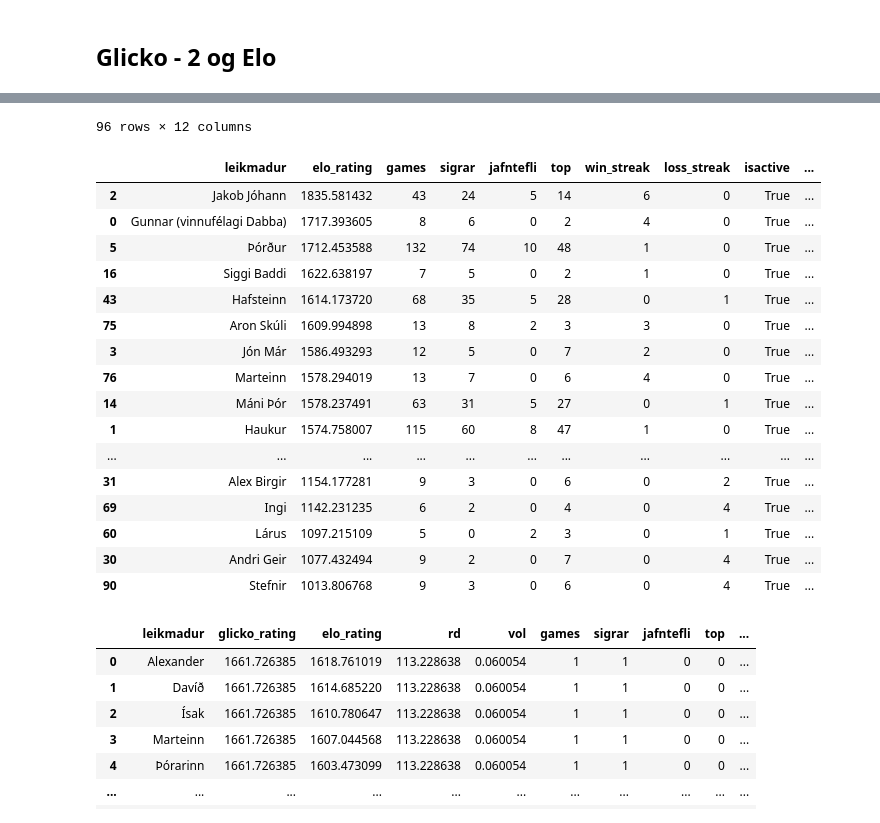
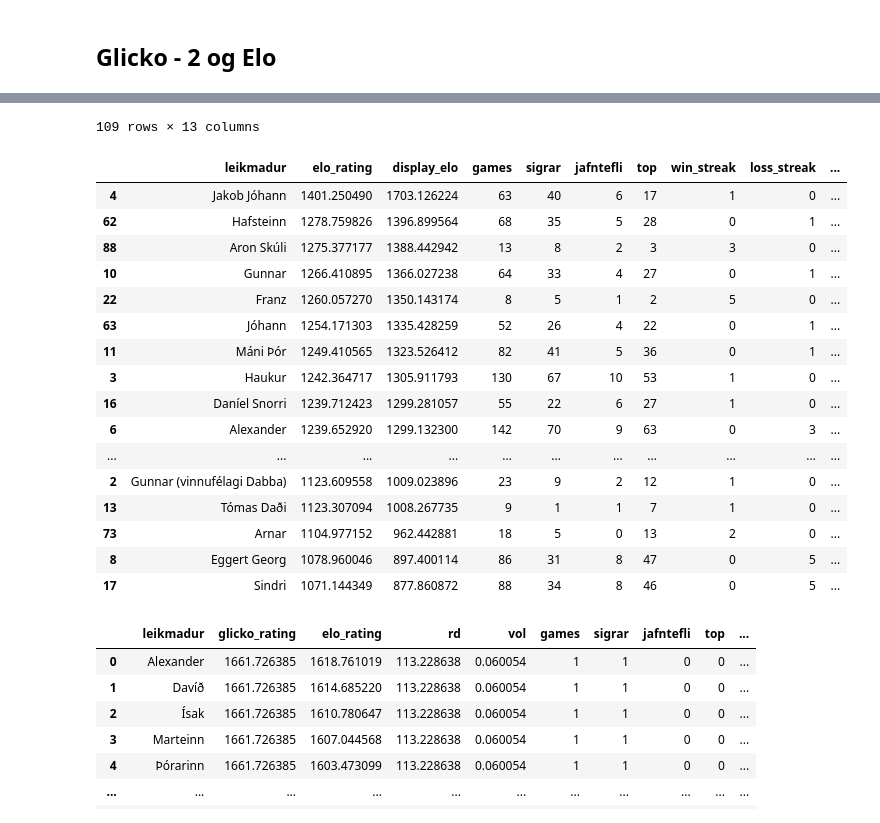
Before and after one commit to Hawkaberi/toggabolti, a Jupyter notebook: Tölfræði fyrir árshátíð.ipynb, the cells around one changed output, grey strips where cells are left out. Saved outputs shown, nothing was run; the diff lists cells and outputs as text; code cells hidden in the pictures.

```diff
--- a/Tölfræði fyrir árshátíð.ipynb
+++ b/Tölfræði fyrir árshátíð.ipynb
@@ -138,6 +138,12 @@ dagadict[dt(2024,12,24)]['lid2'] = ['Birgir Magnús', 'Daði Snær', 'Þórarinn
 
 dagadict[dt(2025,6,12)]['lid1'] = ['Davíð', 'Máni Þór', 'Gunnar', 'Sindri', 'Þórður', 'Símon']
 dagadict[dt(2025,6,12)]['lid2'] = ['Sigurgeir', 'Alexander', 'Birgir Magnús', 'Haukur', 'Jakob Jóhann', 'Daníel Snorri']
+
+dagadict[dt(2025,8,21)]['lid1'] = ['Gunnar', 'Gunnar (vinnufélagi Dabba)', 'Alexander', 'Siggi Baddi', 'Ásgeir', 'Sindri', 'Þórður']
+dagadict[dt(2025,8,21)]['lid2'] = ['Franz', 'Þórarinn', 'Jón Rúnar', 'Haukur', 'Davíð', 'Birgir Magnús', 'Eggert Georg']
+
+dagadict[dt(2025,8,28)]['lid1'] = ['Tómas Daði', 'Birgir Magnús', 'Jakob Jóhann', 'Sindri', 'Þórður', 'Davíð', 'Siggi Baddi']
+dagadict[dt(2025,8,28)]['lid2'] = ['Jón Rúnar', 'Daníel Snorri', 'Gunnar (vinnufélagi Dabba)', 'Alexander', 'Haukur', 'Eggert Georg', 'Gunnar']
 # %% [markdown]
 ## Villutékk
 # %%
@@ -380,28 +386,40 @@ def E_elo(r, ri):
     return 1 / (1 + 10 ** ((ri - r) / 400))
 
 def get_k_factor(player):
-    games = player['games']
+    # games = player['games']
 
-    slope = (10 - 80) / (100 - 0)  # = -70/90 = -7/9 ≈ -0.778
-    return 80 + slope * (games - 0)
+    # base_k_max = 80
+    # base_k_min = 10
+    # volatility_multiplier = 3  # Skalar upp K til að ELO hreyfist meira.
+
+    # slope = (base_k_min - base_k_max) / 50
+    # base_k = base_k_max + slope * games
+
+    # base_k = max(base_k_min, min(base_k_max, base_k))
+
+    # return base_k * volatility_multiplier
+    return 30
 
 def calculate_rating_change(player, results):
     K = get_k_factor(player)
     total_delta = 0
     num_opponents = len(results)
-    multiplier = min(1 + 0.1 * (player['win_streak'] - 1), 2)
 
     for match in results:
         opponent_rating = match['opponent']['elo_rating']
-        score = match['score']  # 1 for win, 0 for loss
+        score = match['score']
         expected_score = E_elo(player['elo_rating'], opponent_rating)
         base_delta = K * (score - expected_score)
 
-        adjusted_delta = base_delta * multiplier
-        total_delta += adjusted_delta
+        if score == 1:
+            streak = player['win_streak']
+        else:
+            streak = player['loss_streak']
 
-    # Normalize so total rating change doesn't inflate with number of opponents
-    normalized_change = (total_delta*3) / num_opponents if num_opponents > 0 else 0
+        streak_multiplier = min(1 + 0.1 * max(streak - 1, 0), 2)
+        total_delta += base_delta * streak_multiplier
+
+    normalized_change = total_delta / num_opponents if num_opponents > 0 else 0
 
     avg_opponent_rating = sum(r['opponent']['elo_rating'] for r in results) / num_opponents if num_opponents > 0 else player['elo_rating']
     avg_score = sum(r['score'] for r in results) / num_opponents if num_opponents > 0 else 0
@@ -430,10 +448,11 @@ def update_all_players(results, inactive_players, date=None):
 
     # Second pass: apply rating changes
     for player, change_data in rating_changes:
-        if player['leikmadur'] == 'Álfgrímur':
+        if player['leikmadur'] == 'Þórður':
             print(f"\n=== Match for Þórður on {date} ===")
             print(f"Games before: {player['games']}")
             print(f"ELO before: {player['elo_rating']:.2f}")
+            print(f"Display ELO before: {player['display_elo']:.2f}")
             print(f"Avg opponent ELO: {change_data['avg_opponent_rating']:.2f}")
             print(f"Avg score: {change_data['avg_score']:.2f}")
             print(f"K-factor used: {change_data['k_factor']:.2f}")
@@ -442,6 +461,7 @@ def update_all_players(results, inactive_players, date=None):
             print(f"Loss streak: {player['loss_streak']}")
 
         player['elo_rating'] += change_data['elo_change']
+        player['display_elo'] = 1200 + (player['elo_rating'] - 1200) * 2.5
         player['games'] += 1
         updated_players.append(player)
 
@@ -455,6 +475,7 @@ for leikmadur in df.columns[1:]:
     player = {
         'leikmadur': leikmadur,
         'elo_rating': initial_elo_rating,
+        'display_elo': initial_elo_rating,
         'games': 0,
         'sigrar': 0,
         'jafntefli': 0,
@@ -626,21 +647,21 @@ Loss streak: 0
-96 rows × 12 columns
+109 rows × 13 columns
-|  | leikmadur | elo_rating | games | sigrar | jafntefli | top | win_streak | loss_streak | isactive | ... |
-| 2 | Jakob Jóhann | 1835.581432 | 43 | 24 | 5 | 14 | 6 | 0 | True | ... |
-| 0 | Gunnar (vinnufélagi Dabba) | 1717.393605 | 8 | 6 | 0 | 2 | 4 | 0 | True | ... |
-| 5 | Þórður | 1712.453588 | 132 | 74 | 10 | 48 | 1 | 0 | True | ... |
-| 16 | Siggi Baddi | 1622.638197 | 7 | 5 | 0 | 2 | 1 | 0 | True | ... |
-| 43 | Hafsteinn | 1614.173720 | 68 | 35 | 5 | 28 | 0 | 1 | True | ... |
-| 75 | Aron Skúli | 1609.994898 | 13 | 8 | 2 | 3 | 3 | 0 | True | ... |
-| 3 | Jón Már | 1586.493293 | 12 | 5 | 0 | 7 | 2 | 0 | True | ... |
-| 76 | Marteinn | 1578.294019 | 13 | 7 | 0 | 6 | 4 | 0 | True | ... |
-| 14 | Máni Þór | 1578.237491 | 63 | 31 | 5 | 27 | 0 | 1 | True | ... |
-| 1 | Haukur | 1574.758007 | 115 | 60 | 8 | 47 | 1 | 0 | True | ... |
+|  | leikmadur | elo_rating | display_elo | games | sigrar | jafntefli | top | win_streak | loss_streak | ... |
+| 4 | Jakob Jóhann | 1401.250490 | 1703.126224 | 63 | 40 | 6 | 17 | 1 | 0 | ... |
+| 62 | Hafsteinn | 1278.759826 | 1396.899564 | 68 | 35 | 5 | 28 | 0 | 1 | ... |
+| 88 | Aron Skúli | 1275.377177 | 1388.442942 | 13 | 8 | 2 | 3 | 3 | 0 | ... |
+| 10 | Gunnar | 1266.410895 | 1366.027238 | 64 | 33 | 4 | 27 | 0 | 1 | ... |
+| 22 | Franz | 1260.057270 | 1350.143174 | 8 | 5 | 1 | 2 | 5 | 0 | ... |
+| 63 | Jóhann | 1254.171303 | 1335.428259 | 52 | 26 | 4 | 22 | 0 | 1 | ... |
+| 11 | Máni Þór | 1249.410565 | 1323.526412 | 82 | 41 | 5 | 36 | 0 | 1 | ... |
+| 3 | Haukur | 1242.364717 | 1305.911793 | 130 | 67 | 10 | 53 | 1 | 0 | ... |
+| 16 | Daníel Snorri | 1239.712423 | 1299.281057 | 55 | 22 | 6 | 27 | 1 | 0 | ... |
+| 6 | Alexander | 1239.652920 | 1299.132300 | 142 | 70 | 9 | 63 | 0 | 3 | ... |
 | ... | ... | ... | ... | ... | ... | ... | ... | ... | ... | ... |
-| 31 | Alex Birgir | 1154.177281 | 9 | 3 | 0 | 6 | 0 | 2 | True | ... |
-| 69 | Ingi | 1142.231235 | 6 | 2 | 0 | 4 | 0 | 4 | True | ... |
-| 60 | Lárus | 1097.215109 | 5 | 0 | 2 | 3 | 0 | 1 | True | ... |
-| 30 | Andri Geir | 1077.432494 | 9 | 2 | 0 | 7 | 0 | 4 | True | ... |
-| 90 | Stefnir | 1013.806768 | 9 | 3 | 0 | 6 | 0 | 4 | True | ... |
+| 2 | Gunnar (vinnufélagi Dabba) | 1123.609558 | 1009.023896 | 23 | 9 | 2 | 12 | 1 | 0 | ... |
+| 13 | Tómas Daði | 1123.307094 | 1008.267735 | 9 | 1 | 1 | 7 | 1 | 0 | ... |
+| 73 | Arnar | 1104.977152 | 962.442881 | 18 | 5 | 0 | 13 | 2 | 0 | ... |
+| 8 | Eggert Georg | 1078.960046 | 897.400114 | 86 | 31 | 8 | 47 | 0 | 5 | ... |
+| 17 | Sindri | 1071.144349 | 877.860872 | 88 | 34 | 8 | 46 | 0 | 5 | ... |
 # %%
 # Combine all DataFrames into one
 combined_df = pd.DataFrame()
```
Also changed, not shown: parts of 9 cells of this notebook, 3 other files.
